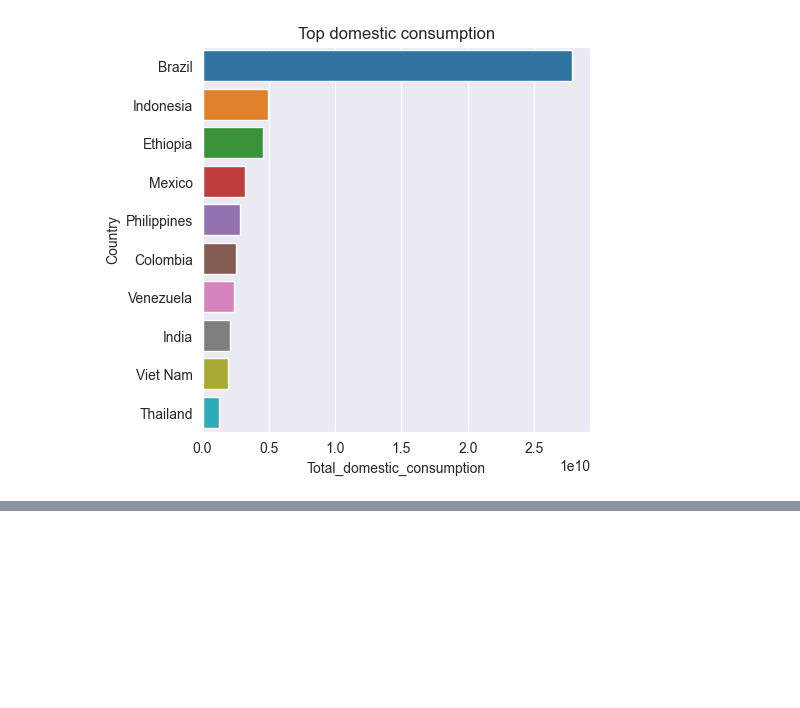
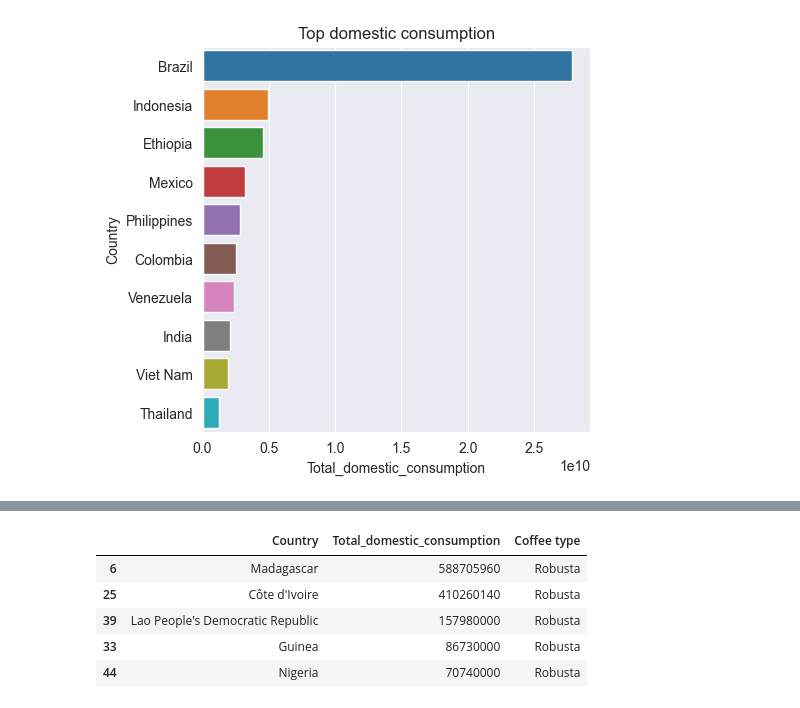
Before and after one commit to zklxx/Coffee_dataset_EDA, a Jupyter notebook: coffee.ipynb, the cells around one changed output, grey strips where cells are left out. Saved outputs shown, nothing was run; the diff lists cells and outputs as text; code cells hidden in the pictures; blank space fills up the shorter version.

```diff
--- a/coffee.ipynb
+++ b/coffee.ipynb
@@ -188,0 +233,13 @@ Text(0.5, 1.0, 'Top domestic consumption')
+# %%
+robusta_domestic_consumption = df_domestic_consumption[['Country', 'Total_domestic_consumption', 'Coffee type']].sort_values(by=['Total_domestic_consumption'], ascending=False)
+robusta_domestic_consumption.drop(robusta_domestic_consumption.loc[robusta_domestic_consumption['Coffee type'] == 'Arabica/Robusta'].index, inplace=True)
+robusta_domestic_consumption.drop(robusta_domestic_consumption.loc[robusta_domestic_consumption['Coffee type'] == 'Arabica'].index, inplace=True)
+robusta_domestic_consumption.drop(robusta_domestic_consumption.loc[robusta_domestic_consumption['Coffee type'] == 'Robusta/Arabica'].index, inplace=True)
+robusta_domestic_consumption.head(5)
+# %% [output]
+|  | Country | Total_domestic_consumption | Coffee type |
+| 6 | Madagascar | 588705960 | Robusta |
+| 25 | Côte d'Ivoire | 410260140 | Robusta |
+| 39 | Lao People's Democratic Republic | 157980000 | Robusta |
+| 33 | Guinea | 86730000 | Robusta |
+| 44 | Nigeria | 70740000 | Robusta |
```
Also changed, not shown: parts of 6 cells of this notebook.
